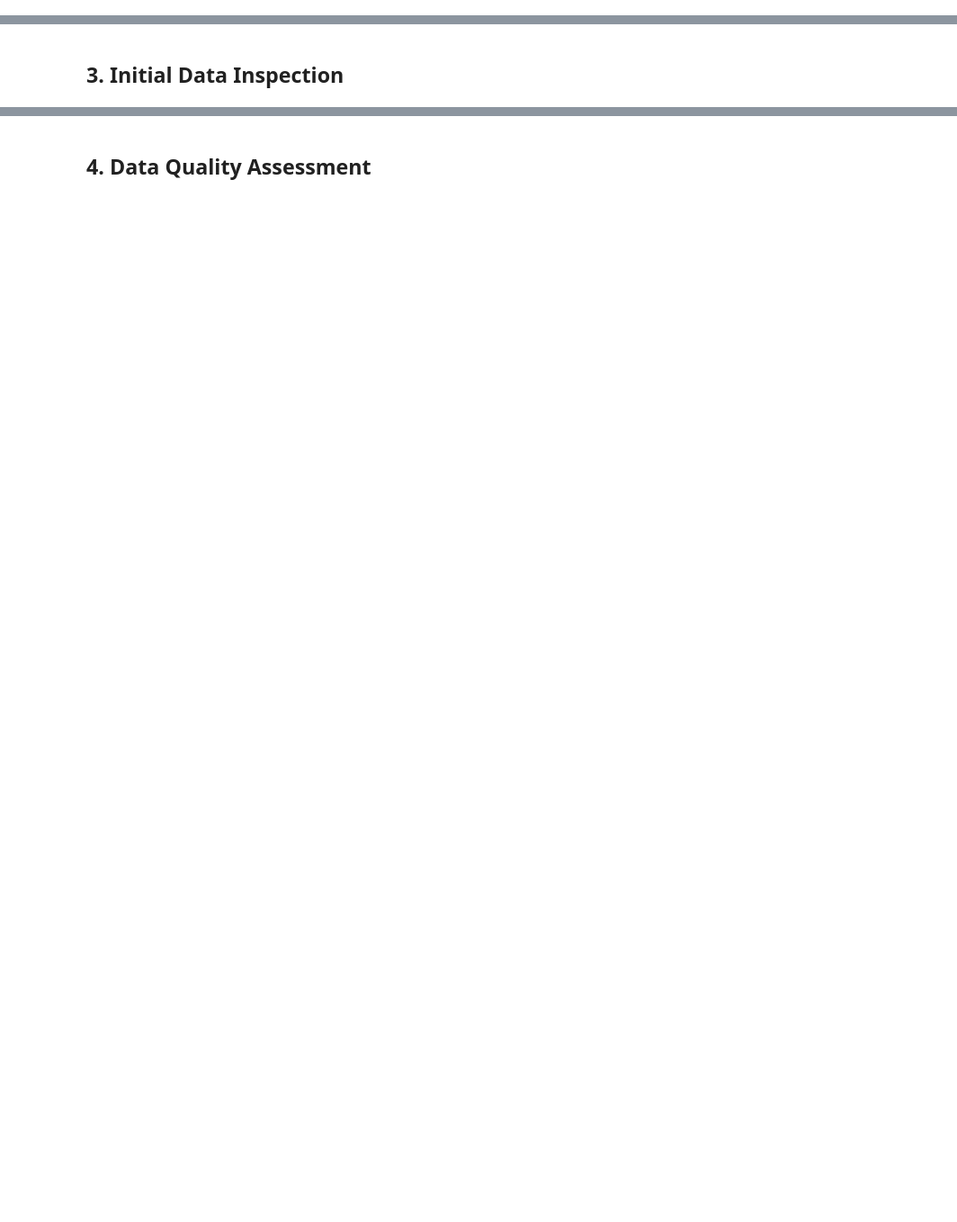
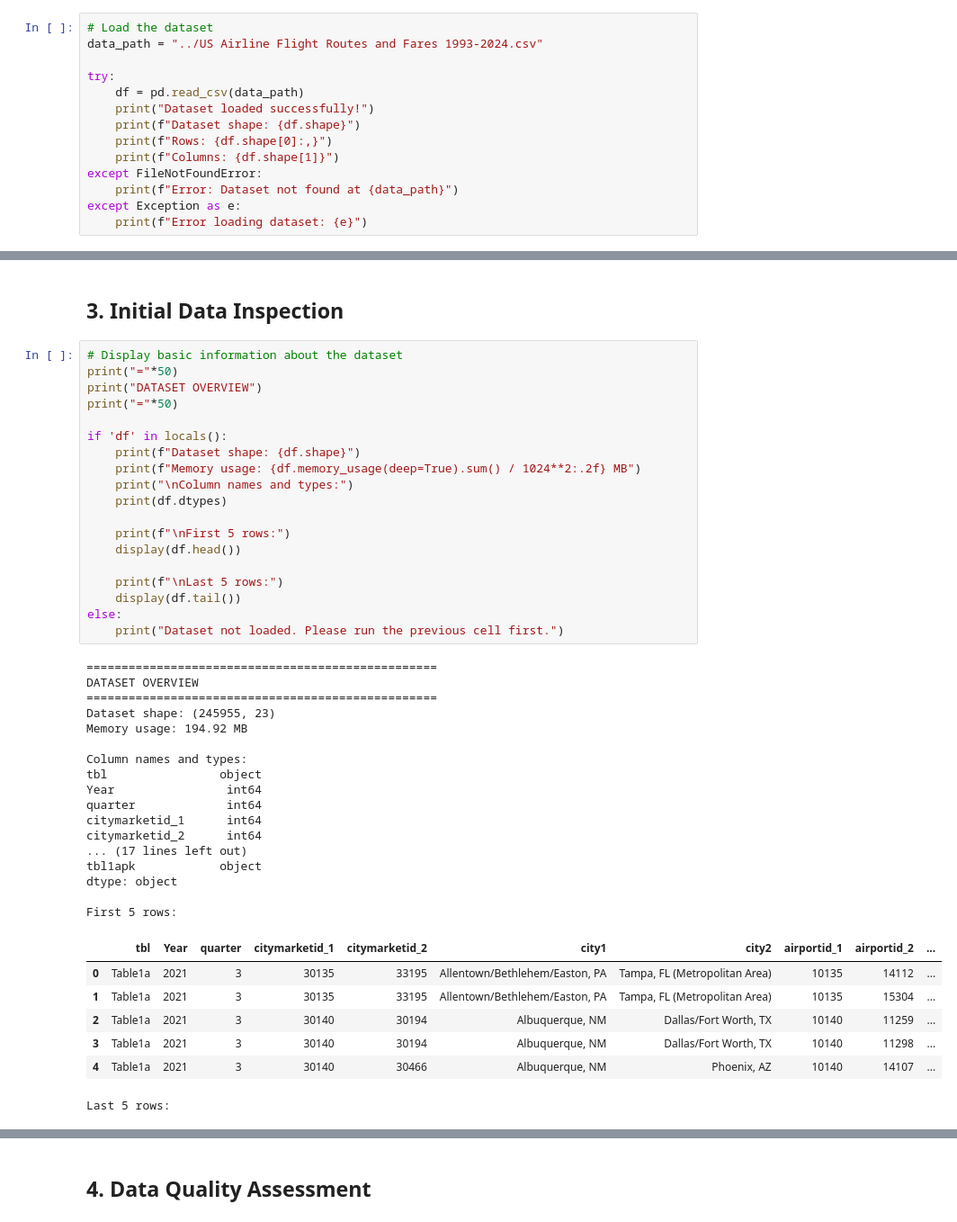
Before and after one commit to enfuka/Flight-Price-Forecast, a Jupyter notebook: notebooks/01_data_preprocessing.ipynb, the cells around one changed output, grey strips where cells are left out. Shown: that part at 90% size. Drawn from its saved outputs; the diff is of its cells as text; blank space fills up the shorter version.

```diff
--- a/notebooks/01_data_preprocessing.ipynb
+++ b/notebooks/01_data_preprocessing.ipynb
@@ -18,2 +46,16 @@ This notebook handles the data preprocessing phase of the Flight Price Forecasti
 # %% [markdown]
 ## 2. Load and Inspect Dataset
+# %%
+# Load the dataset
+data_path = "../US Airline Flight Routes and Fares 1993-2024.csv"
+
+try:
+    df = pd.read_csv(data_path)
+    print("Dataset loaded successfully!")
+    print(f"Dataset shape: {df.shape}")
+    print(f"Rows: {df.shape[0]:,}")
+    print(f"Columns: {df.shape[1]}")
+except FileNotFoundError:
+    print(f"Error: Dataset not found at {data_path}")
+except Exception as e:
+    print(f"Error loading dataset: {e}")
@@ -20,2 +67,46 @@ This notebook handles the data preprocessing phase of the Flight Price Forecasti
 # %% [markdown]
 ## 3. Initial Data Inspection
+# %%
+# Display basic information about the dataset
+print("="*50)
+print("DATASET OVERVIEW")
+print("="*50)
+
+if 'df' in locals():
+    print(f"Dataset shape: {df.shape}")
+    print(f"Memory usage: {df.memory_usage(deep=True).sum() / 1024**2:.2f} MB")
+    print("\nColumn names and types:")
+    print(df.dtypes)
+
+    print(f"\nFirst 5 rows:")
+    display(df.head())
+
+    print(f"\nLast 5 rows:")
+    display(df.tail())
+else:
+    print("Dataset not loaded. Please run the previous cell first.")
+# %% [output]
+==================================================
+DATASET OVERVIEW
+==================================================
+Dataset shape: (245955, 23)
+Memory usage: 194.92 MB
+
+Column names and types:
+tbl                object
+Year                int64
+quarter             int64
+citymarketid_1      int64
+citymarketid_2      int64
+... (17 lines left out)
+tbl1apk            object
+dtype: object
+
+First 5 rows:
+|  | tbl | Year | quarter | citymarketid_1 | citymarketid_2 | city1 | city2 | airportid_1 | airportid_2 | ... |
+| 0 | Table1a | 2021 | 3 | 30135 | 33195 | Allentown/Bethlehem/Easton, PA | Tampa, FL (Metropolitan Area) | 10135 | 14112 | ... |
+| 1 | Table1a | 2021 | 3 | 30135 | 33195 | Allentown/Bethlehem/Easton, PA | Tampa, FL (Metropolitan Area) | 10135 | 15304 | ... |
+| 2 | Table1a | 2021 | 3 | 30140 | 30194 | Albuquerque, NM | Dallas/Fort Worth, TX | 10140 | 11259 | ... |
+| 3 | Table1a | 2021 | 3 | 30140 | 30194 | Albuquerque, NM | Dallas/Fort Worth, TX | 10140 | 11298 | ... |
+| 4 | Table1a | 2021 | 3 | 30140 | 30466 | Albuquerque, NM | Phoenix, AZ | 10140 | 14107 | ... |
+Last 5 rows:
```
Also changed, not shown: parts of 6 cells of this notebook, 25 other files.
